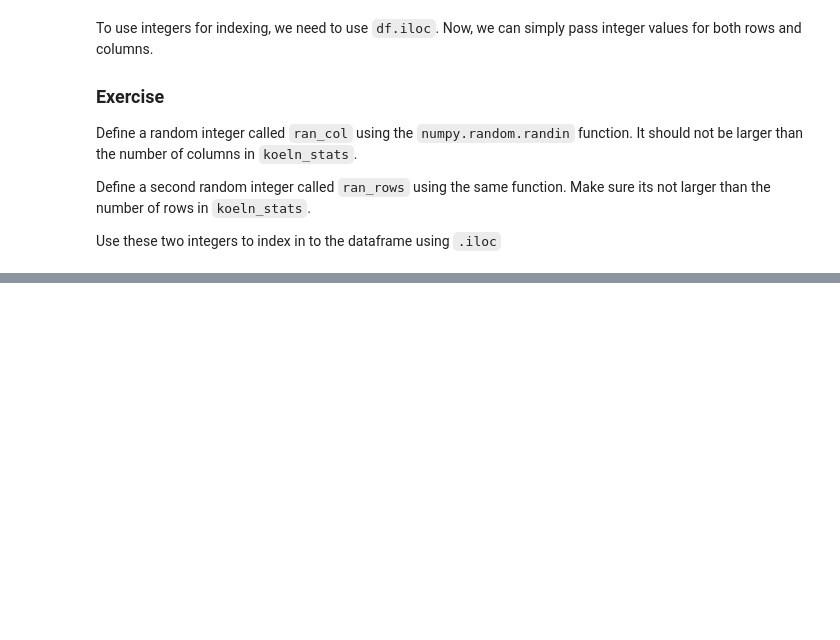
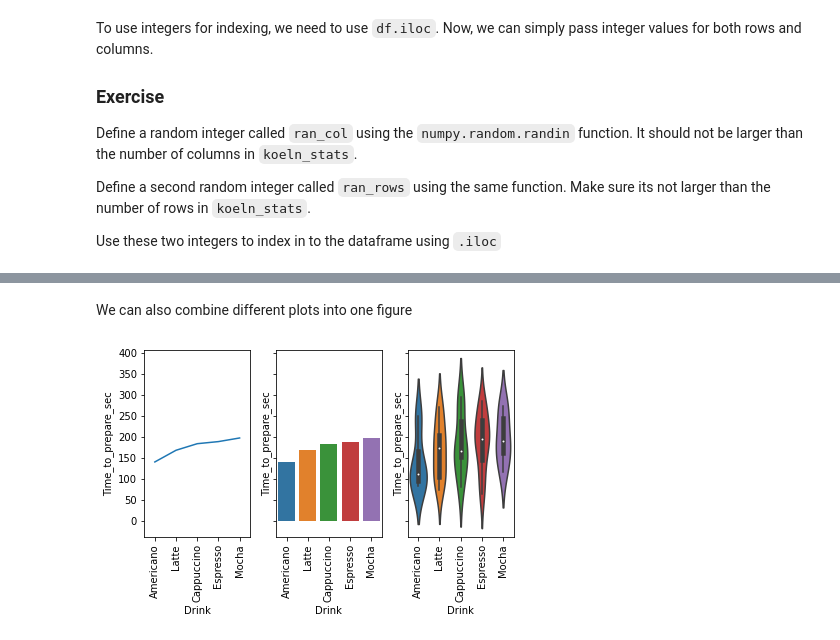
Before and after one commit to JNPauli/IntroductionToPython, a Jupyter notebook: content/Introduction/DataStructures.ipynb, the cells around one changed output, grey strips where cells are left out. Saved outputs shown, nothing was run; the diff lists cells and outputs as text; code cells hidden in the pictures; blank space fills up the shorter version.

```diff
--- a/content/Introduction/DataStructures.ipynb
+++ b/content/Introduction/DataStructures.ipynb
@@ -442,0 +581,13 @@ Plotting in data science and programming refers to the visual representation of
+# %% [markdown]
+We can also combine different plots into one figure
+# %%
+fig,axes=plt.subplots(1,3,sharey=True,sharex=True)
+sns.lineplot(data=dataframe, y="Time_to_prepare_sec", x = "Drink",ci=None,ax=axes[0])
+sns.barplot(data=dataframe, y="Time_to_prepare_sec", x = "Drink",ci=None,ax=axes[1])
+sns.violinplot(data=dataframe, y="Time_to_prepare_sec", x = "Drink",ci=None,ax=axes[2])
+for ax in axes:
+    ax.tick_params(axis='x', rotation=90)
+plt.tight_layout()
+plt.show()
+# %% [output]
+[figure, added]
```
Also changed, not shown: parts of 38 cells of this notebook, 2 other files.
